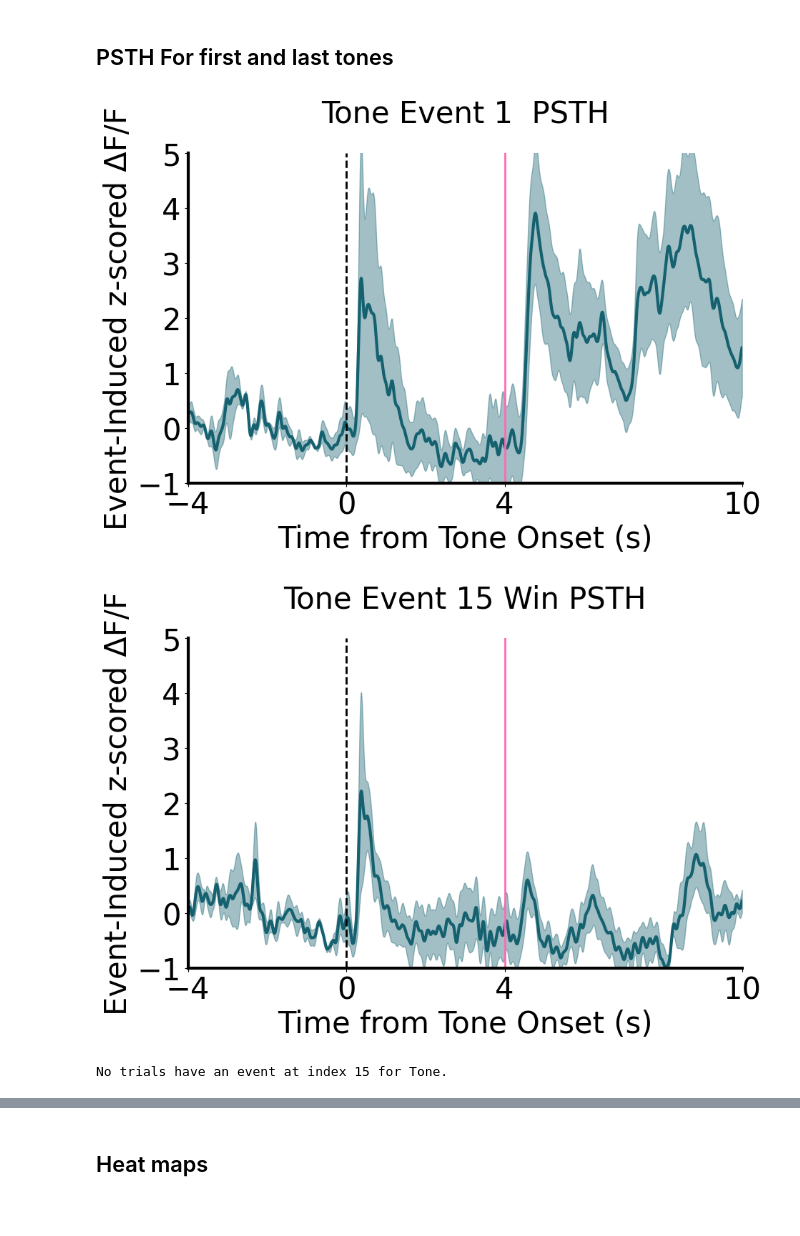
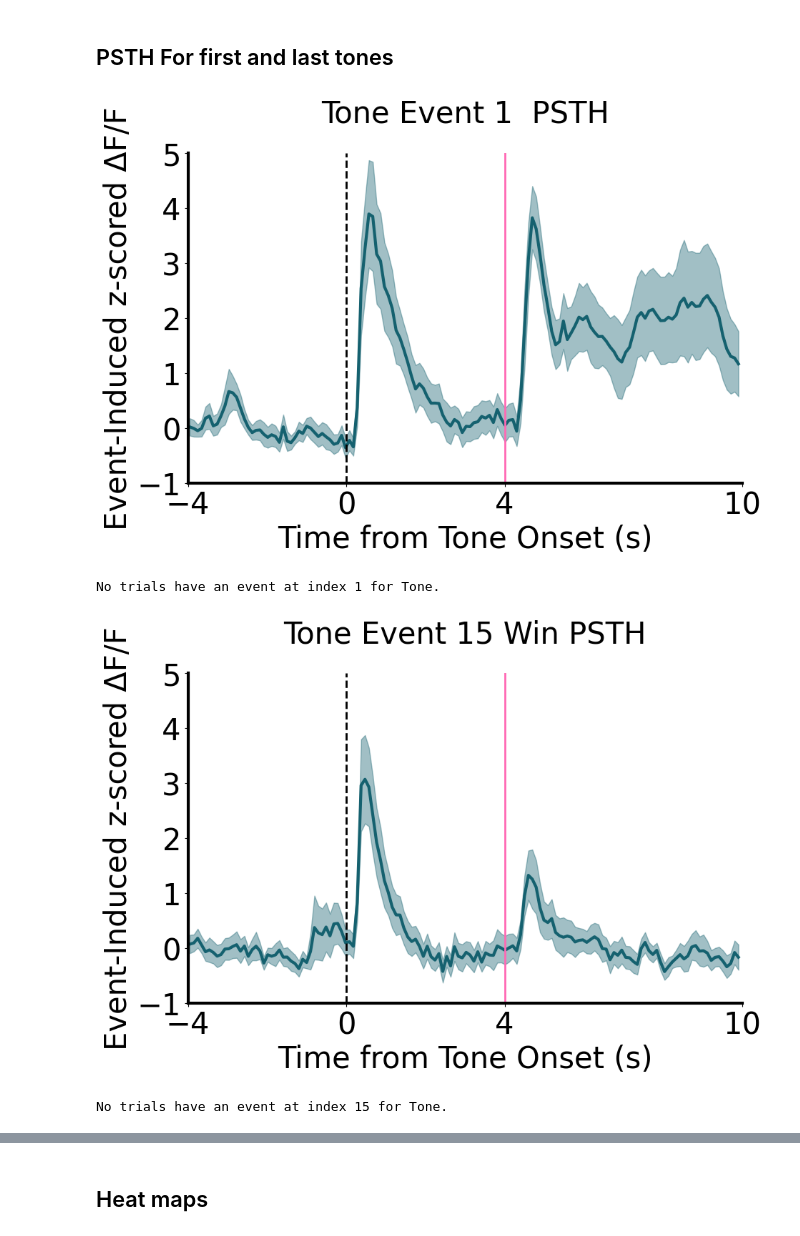
Before and after one commit to padillacoreanolab/Fiber_Photometry, a Jupyter notebook: Reward_Training-Competition/Reward_Training/rt_analysis.ipynb, the cells around one changed output, grey strips where cells are left out. Saved outputs shown, nothing was run; the diff lists cells and outputs as text; code cells hidden in the pictures.

Commit message:
rt tone novelty

```diff
--- a/Reward_Training-Competition/Reward_Training/rt_analysis.ipynb
+++ b/Reward_Training-Competition/Reward_Training/rt_analysis.ipynb
@@ -14,7 +14,7 @@ import matplotlib.pyplot as plt
 # %%
 # NAc
 # experiment_path = r"C:\Users\alber\OneDrive\Desktop\PC_Lab\Photometry\Pilot_2\Combined_Cohorts\Reward_Training\Combined\Day_1\NAc"
-# experiment_path = r"C:\Users\alber\OneDrive\Desktop\PC_Lab\Photometry\Pilot_2\Combined_Cohorts\Reward_Training\Combined\Day10\NAc"
+experiment_path = r"C:\Users\alber\OneDrive\Desktop\PC_Lab\Photometry\Pilot_2\Combined_Cohorts\Reward_Training\Combined\Day10\NAc"
 brain_region = '#15616F'
 
 # mPFC
@@ -25,7 +25,7 @@ brain_region = '#15616F'
 # NAc: #15616F
 # mPFC: #FFAF00
 save_path = r'graphs'
-experiment_path = r"C:\Users\alber\OneDrive\Desktop\PC_Lab\Photometry\Pilot_2\Combined_Cohorts\Reward_Training\Combined\test"
+# experiment_path = r"C:\Users\alber\OneDrive\Desktop\PC_Lab\Photometry\Pilot_2\Combined_Cohorts\Reward_Training\Combined\test"
 # %%
 exp = Reward_Training(experiment_folder_path=experiment_path, behavior_folder_path=None)
 # %% [output]
@@ -71,0 +48,19 @@ exp.compute_rtc_da_metrics()
+# %%
+def run_rtc_pipeline(exp, experiment_path):
+    exp.rtc_processing()
+    exp.create_base_df(experiment_path)
+    exp.remove_specified_subjects()
+    exp.extract_da_columns()
+    exp.find_first_port_entry_after_sound_cue()
+    # exp.compute_closest_port_offset(
+    #     PE_column='first_PE_after_sound_cue',
+    #     offset_column='filtered_port_entry_offset'
+    # )
+
+    # Choose either standard or EI DA
+    # exp.compute_standard_DA()  # for all tones, calculate the standard DA response (-4s ->10s) for both tone and lick
+    exp.compute_EI_DA()  # for all tones, calculate the event-induced DA response (-4s ->10s) for both tone and lick
+
+    exp.compute_rtc_da_metrics()
+
+run_rtc_pipeline(exp, experiment_path=experiment_path)
@@ -97,13 +104,17 @@ Code to look at a single trial DA response
 # %% [markdown]
 ## PSTH For first and last tones
 # %%
-exp.plot_specific_event_psth(event_type='Tone', event_index = 1, directory_path=save_path, brain_region='NAc', condition= '', y_min=-1, y_max=5, bin_size=100)
-# exp.plot_specific_event_psth(event_type='Tone', event_index = 1, directory_path=save_path, brain_region='mPFC', y_min=-1, y_max=1.5, df=None, bin_size=100)
+exp.plot_specific_event_psth(event_type='Tone',
+                             event_index = 1, directory_path=None,
+                             brain_region='NAc',
+                             condition= '', y_min=-1, y_max=5, bin_size=100)
+exp.plot_specific_event_psth(event_type='Tone', event_index = 1, directory_path=save_path, brain_region='mPFC', y_min=-1, y_max=1.5,  bin_size=100)
 # %% [output]
-[figure, old version]
+[figure, new version]
+No trials have an event at index 1 for Tone.
 # %%
-exp.plot_specific_event_psth(event_type='Tone', event_index = 15, directory_path=save_path, brain_region='NAc', y_min=-1, y_max=5, bin_size=100)
-exp.plot_specific_event_psth(event_type='Tone', event_index = 15, directory_path=save_path, brain_region='mPFC', y_min=-1, y_max=2, bin_size=100)
+exp.plot_specific_event_psth(event_type='Tone', event_index = 15, directory_path=None, brain_region='NAc', y_min=-1, y_max=5, bin_size=100)
+exp.plot_specific_event_psth(event_type='Tone', event_index = 15, directory_path=None, brain_region='mPFC', y_min=-1, y_max=2, bin_size=100)
 # %% [output]
-[figure, old version]
+[figure, new version]
 No trials have an event at index 15 for Tone.
```
Also changed, not shown: parts of 11 cells of this notebook, 9 other files.
